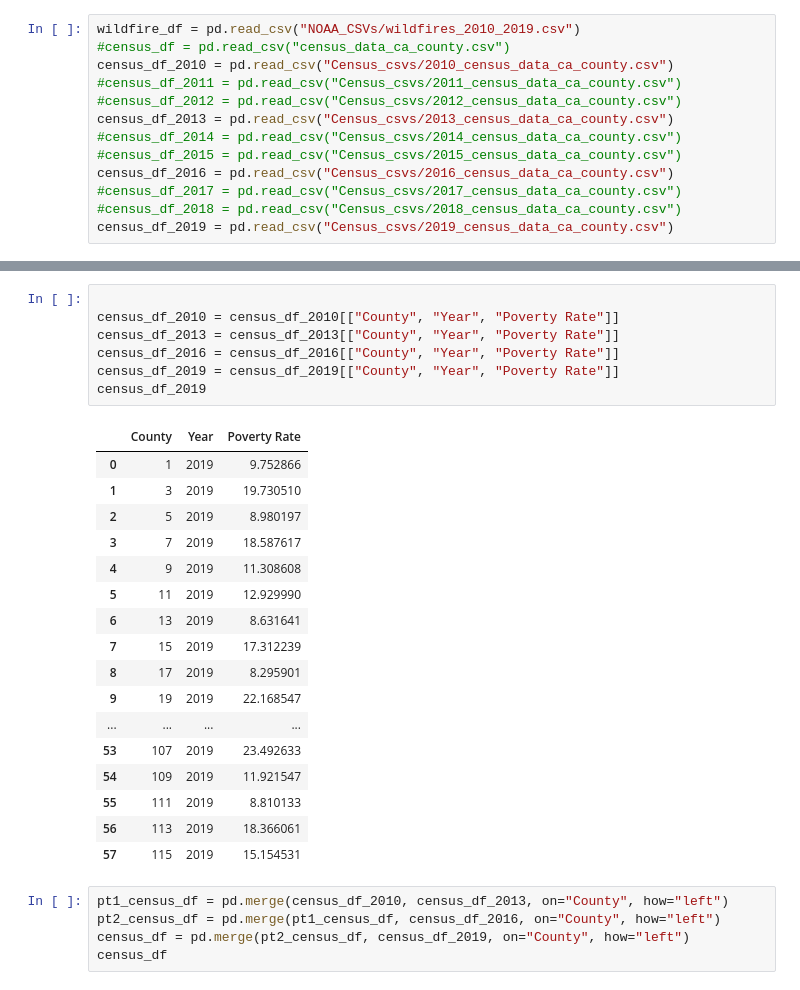
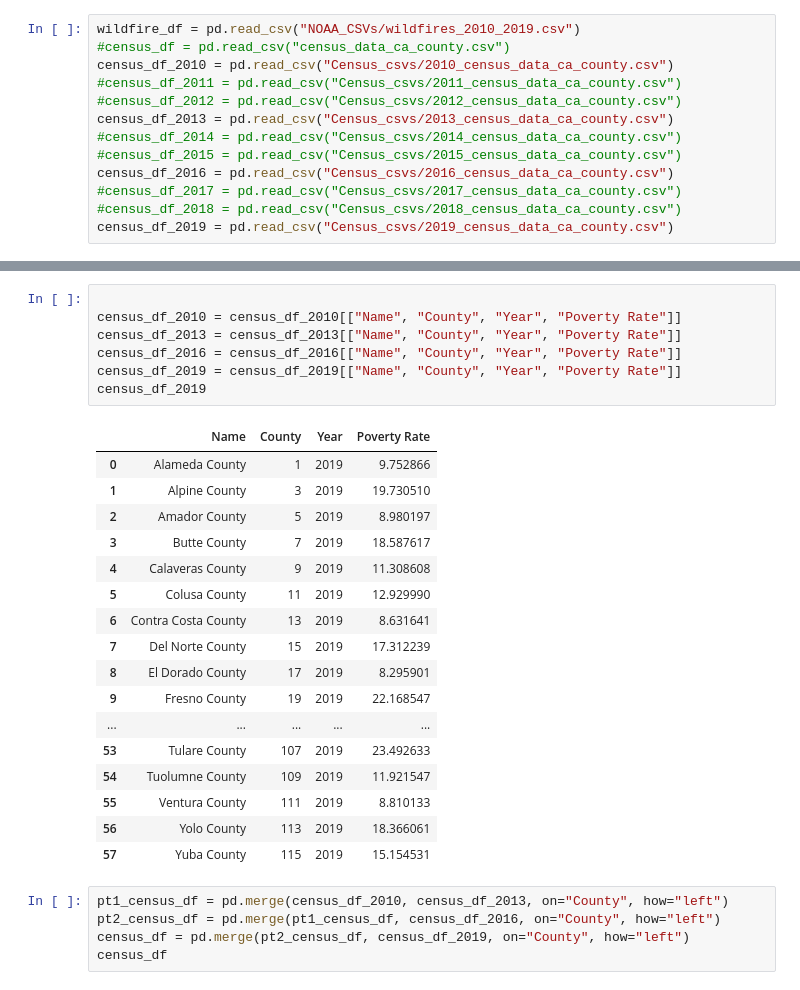
Before and after one commit to jacobdv/extreme-weather, a Jupyter notebook: Comparing income level (poverty level) to economic impact of wildfires.ipynb, the cells around one changed output, grey strips where cells are left out. Drawn from its saved outputs; the diff is of its cells as text.

```diff
--- a/Comparing income level (poverty level) to economic impact of wildfires.ipynb
+++ b/Comparing income level (poverty level) to economic impact of wildfires.ipynb
@@ -52,28 +72,28 @@ census_df_2019.drop(["Population", "Poverty Count"], axis=1)
 # %%
 
-census_df_2010 = census_df_2010[["County", "Year", "Poverty Rate"]]
-census_df_2013 = census_df_2013[["County", "Year", "Poverty Rate"]]
-census_df_2016 = census_df_2016[["County", "Year", "Poverty Rate"]]
-census_df_2019 = census_df_2019[["County", "Year", "Poverty Rate"]]
+census_df_2010 = census_df_2010[["Name", "County", "Year", "Poverty Rate"]]
+census_df_2013 = census_df_2013[["Name", "County", "Year", "Poverty Rate"]]
+census_df_2016 = census_df_2016[["Name", "County", "Year", "Poverty Rate"]]
+census_df_2019 = census_df_2019[["Name", "County", "Year", "Poverty Rate"]]
 census_df_2019
 # %% [output]
-|  | County | Year | Poverty Rate |
-| 0 | 1 | 2019 | 9.752866 |
-| 1 | 3 | 2019 | 19.730510 |
-| 2 | 5 | 2019 | 8.980197 |
-| 3 | 7 | 2019 | 18.587617 |
-| 4 | 9 | 2019 | 11.308608 |
-| 5 | 11 | 2019 | 12.929990 |
-| 6 | 13 | 2019 | 8.631641 |
-| 7 | 15 | 2019 | 17.312239 |
-| 8 | 17 | 2019 | 8.295901 |
-| 9 | 19 | 2019 | 22.168547 |
-| ... | ... | ... | ... |
-| 53 | 107 | 2019 | 23.492633 |
-| 54 | 109 | 2019 | 11.921547 |
-| 55 | 111 | 2019 | 8.810133 |
-| 56 | 113 | 2019 | 18.366061 |
-| 57 | 115 | 2019 | 15.154531 |
+|  | Name | County | Year | Poverty Rate |
+| 0 | Alameda County | 1 | 2019 | 9.752866 |
+| 1 | Alpine County | 3 | 2019 | 19.730510 |
+| 2 | Amador County | 5 | 2019 | 8.980197 |
+| 3 | Butte County | 7 | 2019 | 18.587617 |
+| 4 | Calaveras County | 9 | 2019 | 11.308608 |
+| 5 | Colusa County | 11 | 2019 | 12.929990 |
+| 6 | Contra Costa County | 13 | 2019 | 8.631641 |
+| 7 | Del Norte County | 15 | 2019 | 17.312239 |
+| 8 | El Dorado County | 17 | 2019 | 8.295901 |
+| 9 | Fresno County | 19 | 2019 | 22.168547 |
+| ... | ... | ... | ... | ... |
+| 53 | Tulare County | 107 | 2019 | 23.492633 |
+| 54 | Tuolumne County | 109 | 2019 | 11.921547 |
+| 55 | Ventura County | 111 | 2019 | 8.810133 |
+| 56 | Yolo County | 113 | 2019 | 18.366061 |
+| 57 | Yuba County | 115 | 2019 | 15.154531 |
 # %%
 pt1_census_df = pd.merge(census_df_2010, census_df_2013, on="County", how="left")
 pt2_census_df = pd.merge(pt1_census_df, census_df_2016, on="County", how="left")
```
Also changed, not shown: parts of 12 cells of this notebook.
